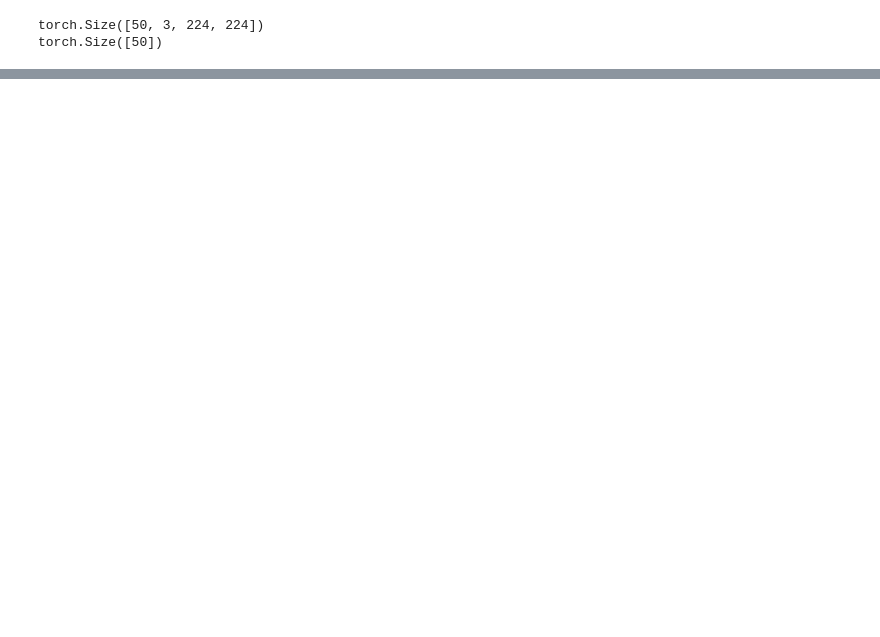
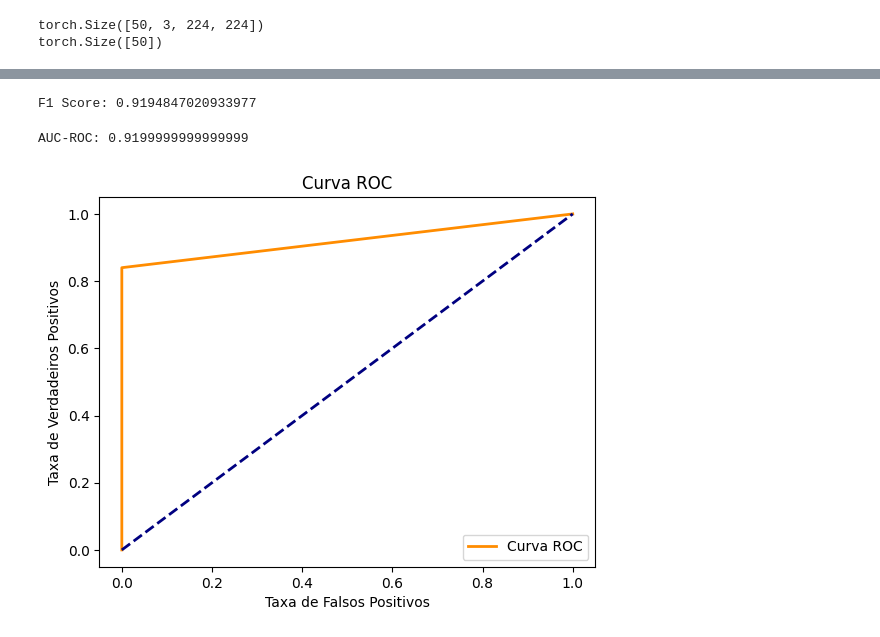
Before and after one commit to AlxDev-hub/Classificacao-KAN-DoencasPulmonares, a Jupyter notebook: teste1_cnn.ipynb, the cells around one changed output, grey strips where cells are left out. Drawn from its saved outputs; the diff is of its cells as text; code cells hidden in the pictures; blank space fills up the shorter version.

```diff
--- a/teste1_cnn.ipynb
+++ b/teste1_cnn.ipynb
@@ -183,0 +257,22 @@ Epoca 20/20 - Perda no teste: 4.3961, Metrica de avaliacao (Accuracy): 52.00%
+# %%
+f1 = f1_score(labels, predicted, average='weighted')
+print(f"F1 Score: {f1}")
+# %% [output]
+F1 Score: 0.9194847020933977
+# %%
+if len(train_dataset.classes) == 2:
+    auc_roc = roc_auc_score(labels, predicted)
+    print(f"AUC-ROC: {auc_roc}")
+
+    fpr, tpr, _ = roc_curve(labels, predicted)
+    plt.figure()
+    plt.plot(fpr, tpr, color='darkorange', lw=2, label='Curva ROC')
+    plt.plot([0, 1], [0, 1], color='navy', lw=2, linestyle='--')
+    plt.xlabel('Taxa de Falsos Positivos')
+    plt.ylabel('Taxa de Verdadeiros Positivos')
+    plt.title('Curva ROC')
+    plt.legend(loc="lower right")
+    plt.show()
+# %% [output]
+AUC-ROC: 0.9199999999999999
+[figure, added]
```
Also changed, not shown: parts of 16 cells of this notebook, 1 other file.
